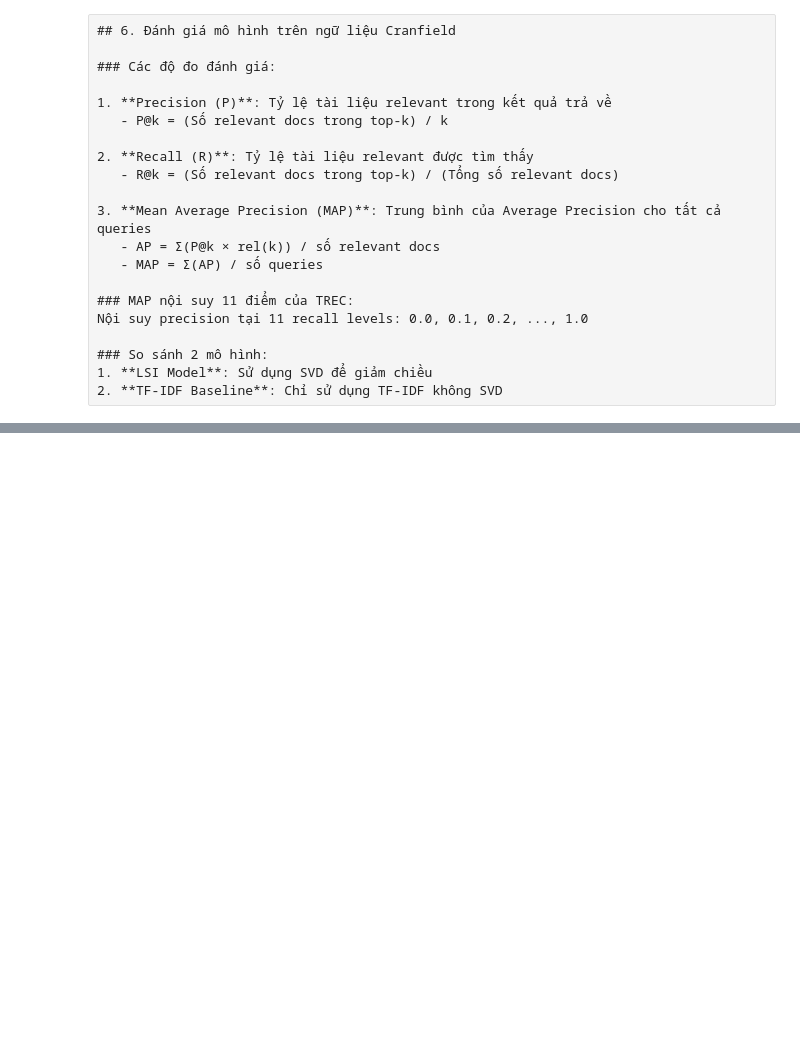
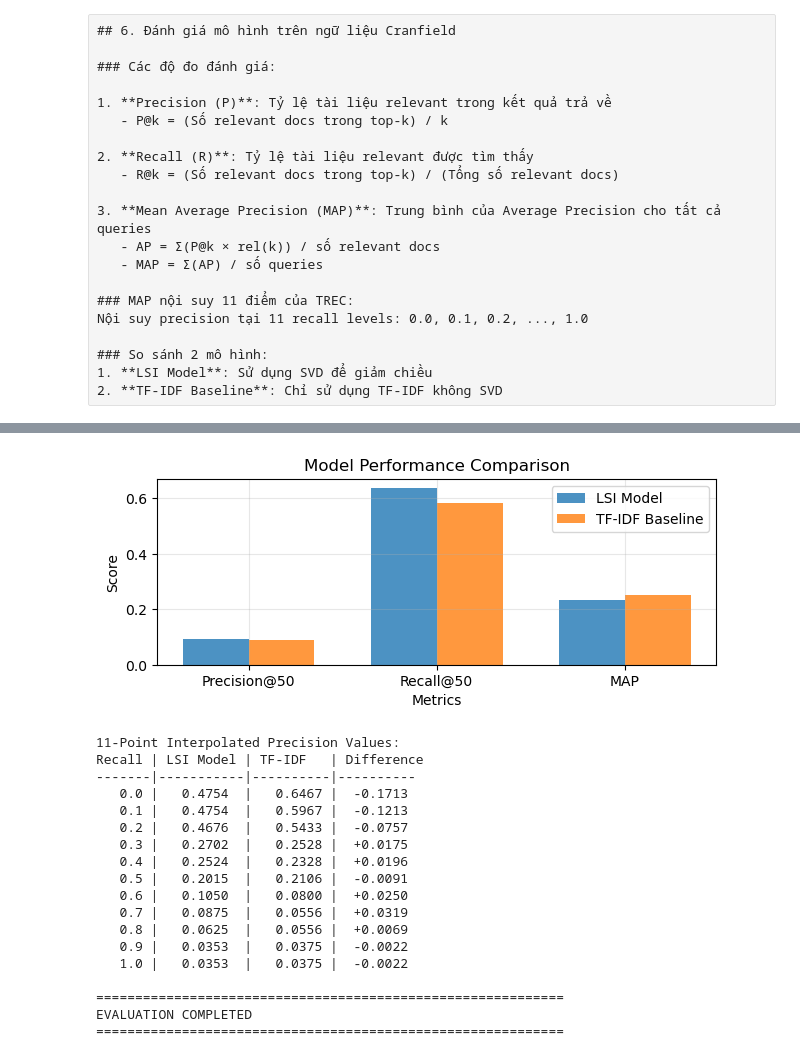
Before and after one commit to ht-N/ttrinh_cs419, a Jupyter notebook: lsi.ipynb, the cells around one changed output, grey strips where cells are left out. Drawn from its saved outputs; the diff is of its cells as text; code cells hidden in the pictures; blank space fills up the shorter version.

```diff
--- a/lsi.ipynb
+++ b/lsi.ipynb
@@ -1027,0 +1018,55 @@ EVALUATION COMPLETED
+# %%
+# Plot comparison bar chart
+plt.subplot(2, 1, 2)
+metrics = ['Precision@50', 'Recall@50', 'MAP']
+lsi_values = [lsi_results['precision'], lsi_results['recall'], lsi_results['map']]
+tfidf_values = [tfidf_results['precision'], tfidf_results['recall'], tfidf_results['map']]
+
+x = np.arange(len(metrics))
+width = 0.35
+
+plt.bar(x - width/2, lsi_values, width, label='LSI Model', alpha=0.8)
+plt.bar(x + width/2, tfidf_values, width, label='TF-IDF Baseline', alpha=0.8)
+
+plt.xlabel('Metrics')
+plt.ylabel('Score')
+plt.title('Model Performance Comparison')
+plt.xticks(x, metrics)
+plt.legend()
+plt.grid(True, alpha=0.3)
+
+plt.tight_layout()
+plt.show()
+
+print("\n11-Point Interpolated Precision Values:")
+print("Recall | LSI Model | TF-IDF   | Difference")
+print("-------|-----------|----------|----------")
+for i, recall in enumerate(recall_levels):
+    lsi_prec = lsi_results['interpolated_precisions'][i]
+    tfidf_prec = tfidf_results['interpolated_precisions'][i]
+    diff = lsi_prec - tfidf_prec
+    print(f"{recall:6.1f} | {lsi_prec:8.4f}  | {tfidf_prec:8.4f} | {diff:+8.4f}")
+
+print("\n" + "="*60)
+print("EVALUATION COMPLETED")
+print("="*60)
+# %% [output]
+[figure, added]
+11-Point Interpolated Precision Values:
+Recall | LSI Model | TF-IDF   | Difference
+-------|-----------|----------|----------
+   0.0 |   0.4754  |   0.6467 |  -0.1713
+   0.1 |   0.4754  |   0.5967 |  -0.1213
+   0.2 |   0.4676  |   0.5433 |  -0.0757
+   0.3 |   0.2702  |   0.2528 |  +0.0175
+   0.4 |   0.2524  |   0.2328 |  +0.0196
+   0.5 |   0.2015  |   0.2106 |  -0.0091
+   0.6 |   0.1050  |   0.0800 |  +0.0250
+   0.7 |   0.0875  |   0.0556 |  +0.0319
+   0.8 |   0.0625  |   0.0556 |  +0.0069
+   0.9 |   0.0353  |   0.0375 |  -0.0022
+   1.0 |   0.0353  |   0.0375 |  -0.0022
+
+============================================================
+EVALUATION COMPLETED
+============================================================
```
Also changed, not shown: parts of 14 cells of this notebook, 18 other files.
